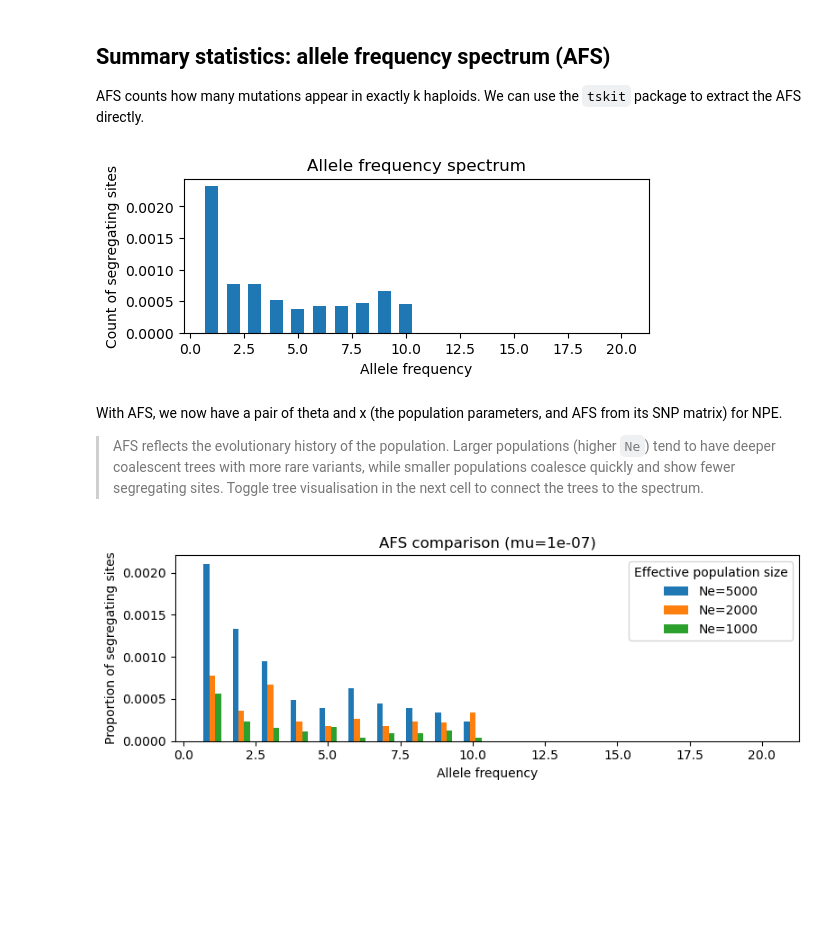
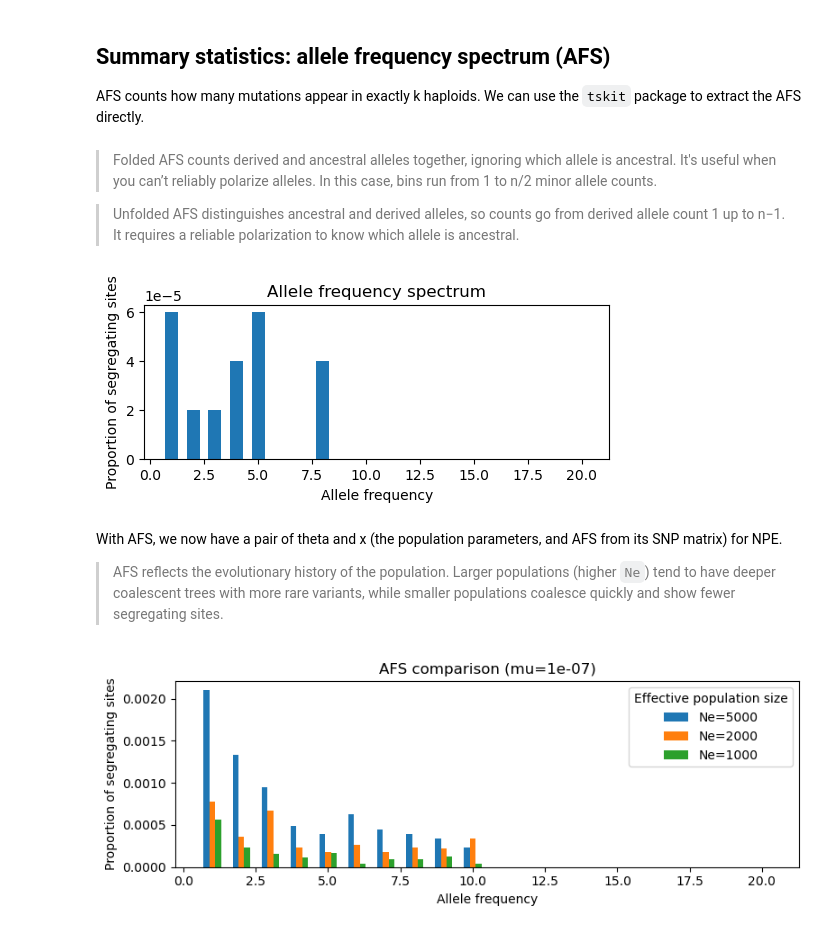
Before and after one commit to ningyuxin1999/SBI-workshop-Legend2025, a Jupyter notebook: notebooks/2_data_simulation_msprime.ipynb, the cells around one changed output. Drawn from its saved outputs; the diff is of its cells as text; code cells hidden in the pictures; blank space fills up the shorter version.

```diff
--- a/notebooks/2_data_simulation_msprime.ipynb
+++ b/notebooks/2_data_simulation_msprime.ipynb
@@ -97,23 +97,27 @@ In this workshop, we will stick with using predefined **summary statistics**.
 # %% [markdown]
 ## Summary statistics: allele frequency spectrum (AFS)
 AFS counts how many mutations appear in exactly k haploids. We can use the `tskit` package to extract the AFS directly.
+# %% [markdown]
+> Folded AFS counts derived and ancestral alleles together, ignoring which allele is ancestral. It's useful when you can’t reliably polarize alleles. In this case, bins run from 1 to n/2 minor allele counts.
+
+> Unfolded AFS distinguishes ancestral and derived alleles, so counts go from derived allele count 1 up to n−1. It requires a reliable polarization to know which allele is ancestral.
 # %%
 # Compute and plot the folded AFS
-afs = ts.allele_frequency_spectrum()
+afs = ts.allele_frequency_spectrum(polarised=False) # set polarised=True for unfolded AFS
 freqs = np.arange(1, len(afs))
 
 plt.figure(figsize=(6, 2))
 plt.bar(freqs, afs[1:], width=0.6)
 plt.xlabel('Allele frequency')
-plt.ylabel('Count of segregating sites')
+plt.ylabel('Proportion of segregating sites')
 plt.title('Allele frequency spectrum')
 plt.show()
 # %% [output]
-[figure, old version]
+[figure, new version]
 # %% [markdown]
 With AFS, we now have a pair of theta and x (the population parameters, and AFS from its SNP matrix) for NPE.
 
-> AFS reflects the evolutionary history of the population. Larger populations (higher `Ne`) tend to have deeper coalescent trees with more rare variants, while smaller populations coalesce quickly and show fewer segregating sites. Toggle tree visualisation in the next cell to connect the trees to the spectrum.
+> AFS reflects the evolutionary history of the population. Larger populations (higher `Ne`) tend to have deeper coalescent trees with more rare variants, while smaller populations coalesce quickly and show fewer segregating sites.
 # %%
 ne_values = [5000, 2000, 1000]  # try other values to see how the spectrum shifts
 
```
Also changed, not shown: parts of 2 cells of this notebook.
